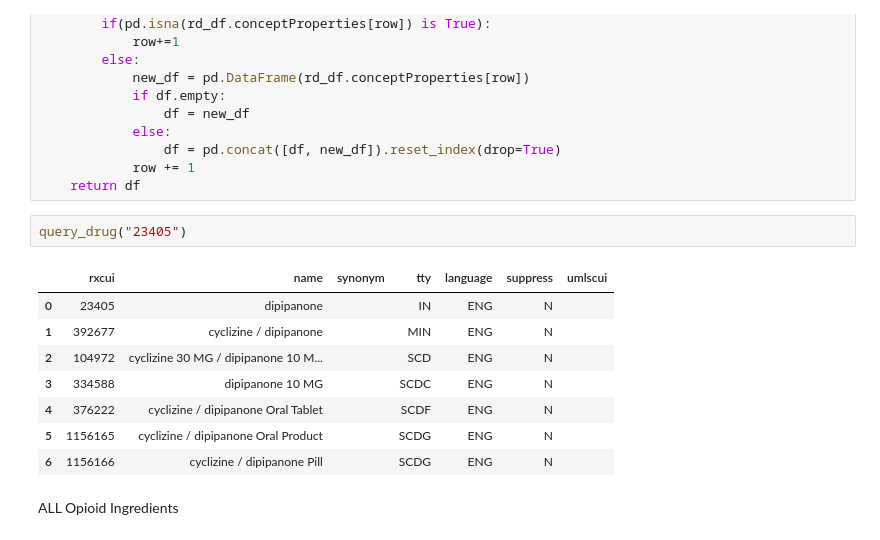
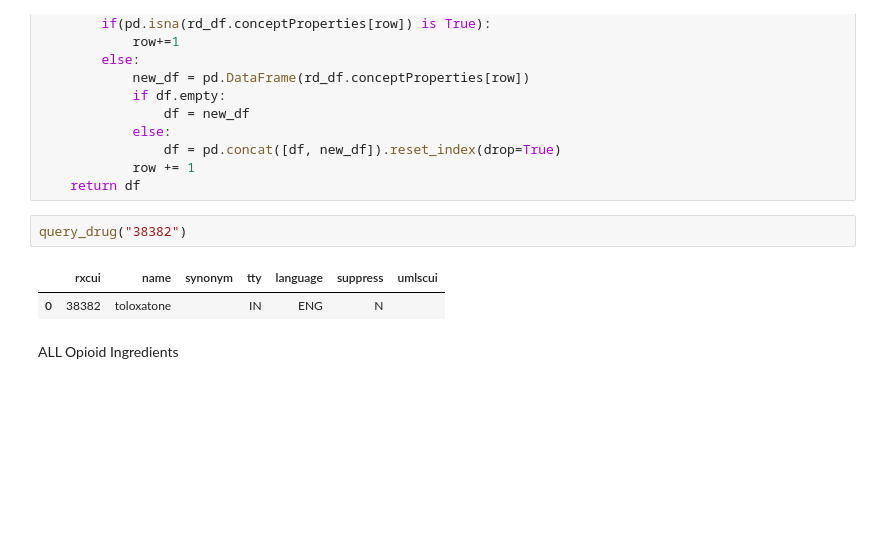
Before and after one commit to danielhmendoza01/Automatic_Code_Sets, a Jupyter notebook: Opioid/Opioid_Query.ipynb, the cells around one changed output. Cells and saved outputs as stored; diff of their text form; blank space fills up the shorter version.

```diff
--- a/Opioid/Opioid_Query.ipynb
+++ b/Opioid/Opioid_Query.ipynb
@@ -38,16 +38,10 @@ def query_drug(name_of_drug):
             row += 1
     return df
 # %%
-query_drug("23405")
+query_drug("38382")
 # %% [output]
 |  | rxcui | name | synonym | tty | language | suppress | umlscui |
-| 0 | 23405 | dipipanone |  | IN | ENG | N |  |
-| 1 | 392677 | cyclizine / dipipanone |  | MIN | ENG | N |  |
-| 2 | 104972 | cyclizine 30 MG / dipipanone 10 M... |  | SCD | ENG | N |  |
-| 3 | 334588 | dipipanone 10 MG |  | SCDC | ENG | N |  |
-| 4 | 376222 | cyclizine / dipipanone Oral Tablet |  | SCDF | ENG | N |  |
-| 5 | 1156165 | cyclizine / dipipanone Oral Product |  | SCDG | ENG | N |  |
-| 6 | 1156166 | cyclizine / dipipanone Pill |  | SCDG | ENG | N |  |
+| 0 | 38382 | toloxatone |  | IN | ENG | N |  |
 # %% [markdown]
 ALL Opioid Ingredients
 # %%
```
Also changed, not shown: 11 other files.
